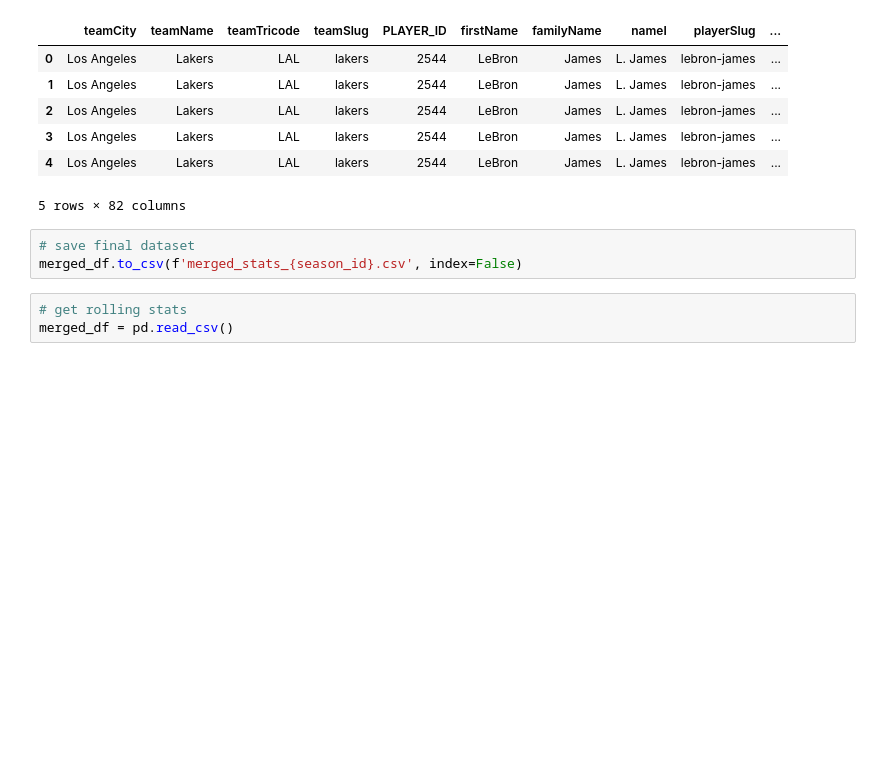
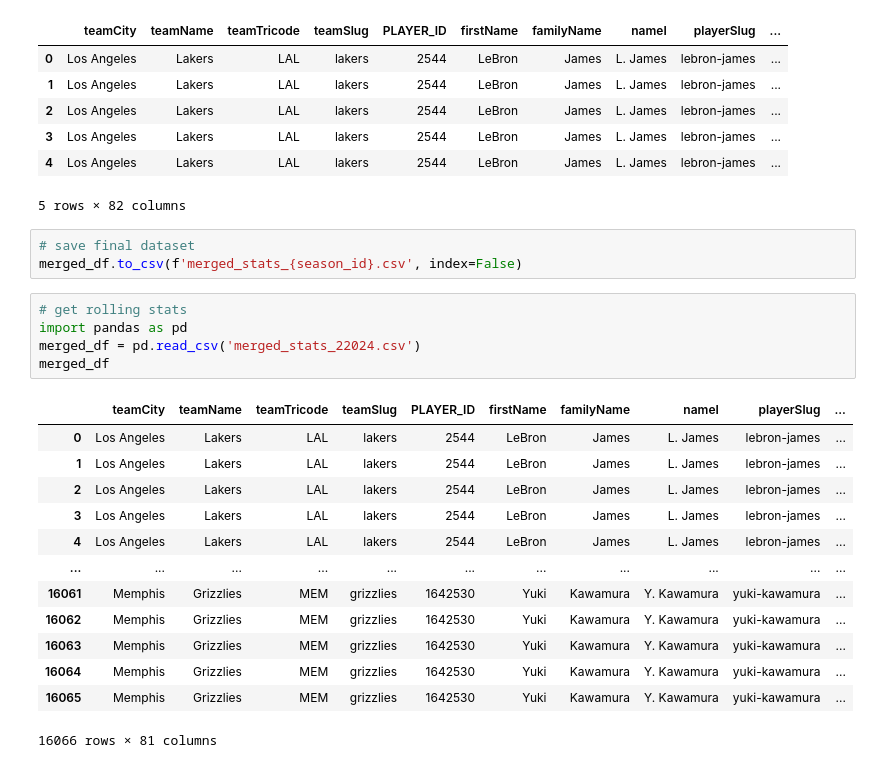
Before and after one commit to sean-hingco/NBAGamePredictor, a Jupyter notebook: data/DataCollector.ipynb, the cells around one changed output. Cells and saved outputs as stored; diff of their text form; blank space fills up the shorter version.

```diff
--- a/data/DataCollector.ipynb
+++ b/data/DataCollector.ipynb
@@ -409,4 +409,20 @@ merged_df.head()
 merged_df.to_csv(f'merged_stats_{season_id}.csv', index=False)
 # %%
 # get rolling stats
-merged_df = pd.read_csv()
+import pandas as pd
+merged_df = pd.read_csv('merged_stats_22024.csv')
+merged_df
+# %% [output]
+|  | teamCity | teamName | teamTricode | teamSlug | PLAYER_ID | firstName | familyName | nameI | playerSlug | ... |
+| 0 | Los Angeles | Lakers | LAL | lakers | 2544 | LeBron | James | L. James | lebron-james | ... |
+| 1 | Los Angeles | Lakers | LAL | lakers | 2544 | LeBron | James | L. James | lebron-james | ... |
+| 2 | Los Angeles | Lakers | LAL | lakers | 2544 | LeBron | James | L. James | lebron-james | ... |
+| 3 | Los Angeles | Lakers | LAL | lakers | 2544 | LeBron | James | L. James | lebron-james | ... |
+| 4 | Los Angeles | Lakers | LAL | lakers | 2544 | LeBron | James | L. James | lebron-james | ... |
+| ... | ... | ... | ... | ... | ... | ... | ... | ... | ... | ... |
+| 16061 | Memphis | Grizzlies | MEM | grizzlies | 1642530 | Yuki | Kawamura | Y. Kawamura | yuki-kawamura | ... |
+| 16062 | Memphis | Grizzlies | MEM | grizzlies | 1642530 | Yuki | Kawamura | Y. Kawamura | yuki-kawamura | ... |
+| 16063 | Memphis | Grizzlies | MEM | grizzlies | 1642530 | Yuki | Kawamura | Y. Kawamura | yuki-kawamura | ... |
+| 16064 | Memphis | Grizzlies | MEM | grizzlies | 1642530 | Yuki | Kawamura | Y. Kawamura | yuki-kawamura | ... |
+| 16065 | Memphis | Grizzlies | MEM | grizzlies | 1642530 | Yuki | Kawamura | Y. Kawamura | yuki-kawamura | ... |
+16066 rows × 81 columns
```
Also changed, not shown: parts of 2 cells of this notebook, 3 other files.
